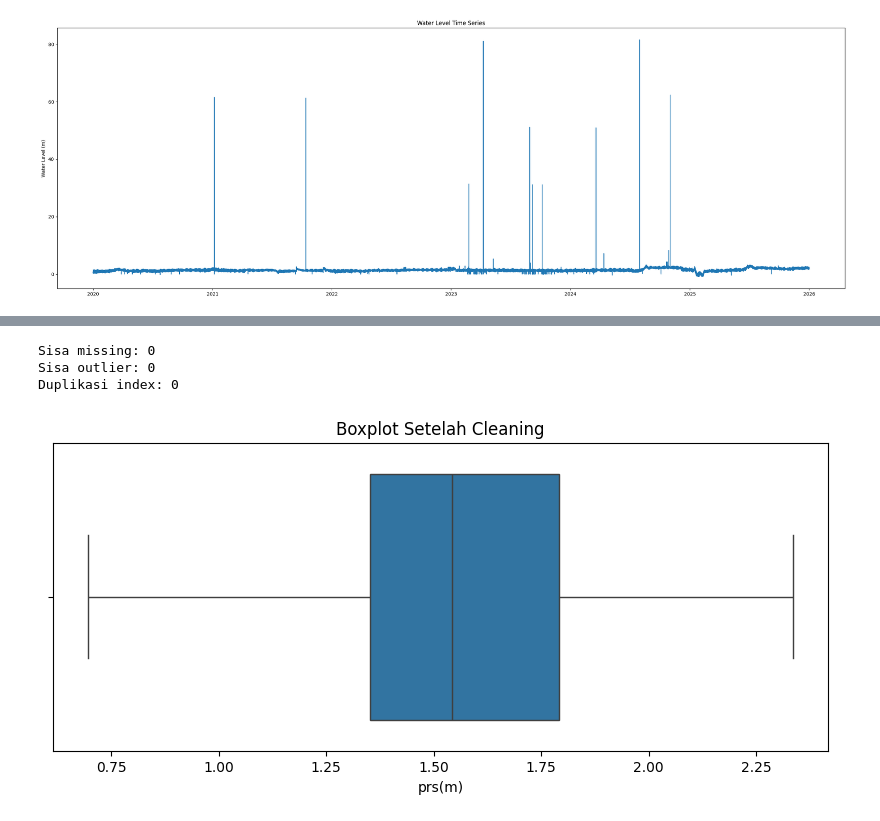
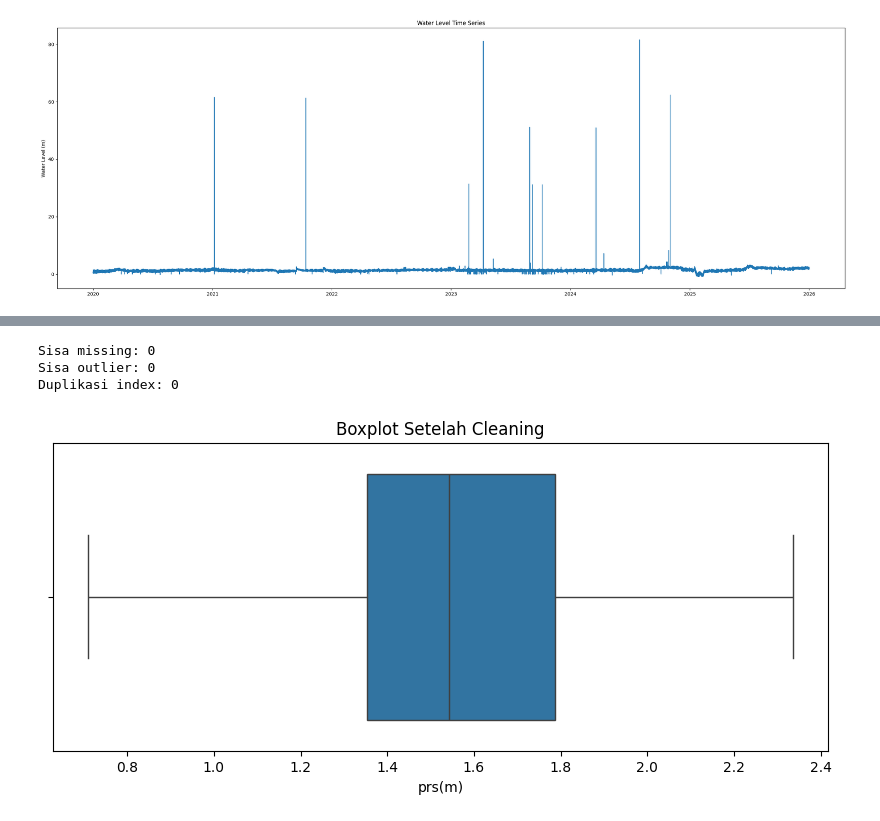
Before and after one commit to AaronBogry/lstm-faizin, a Jupyter notebook: Trial_3.ipynb, the cells around one changed output, grey strips where cells are left out. Drawn from its saved outputs; the diff is of its cells as text; code cells hidden in the pictures.

```diff
--- a/Trial_3.ipynb
+++ b/Trial_3.ipynb
@@ -129,32 +130,27 @@ Jumlah outlier: 82
 # %%
 df = df[~df.index.duplicated(keep='first')]
 
-df.loc[
-    (df['prs(m)'] < bb) | (df['prs(m)'] > ba),
-    'prs(m)'
-] = np.nan
+df = df.resample('6h').max()
 
-df['prs(m)'] = df['prs(m)'].bfill()
-df['prs(m)'] = df['prs(m)'].ffill()
+df.loc[(df['prs(m)'] < bb) | (df['prs(m)'] > ba), 'prs(m)'] = np.nan
 
 df['prs(m)'] = df['prs(m)'].interpolate(method='time')
+df['prs(m)'] = df['prs(m)'].bfill().ffill()
+
 
 print("Sisa missing:", df['prs(m)'].isnull().sum())
 print("Sisa outlier:", ((df['prs(m)'] < bb) | (df['prs(m)'] > ba)).sum())
 print("Duplikasi index:", df.index.duplicated().sum())
 
-df = df.resample('6h').max()
-
-
 plt.figure(figsize=(10,4))
 sns.boxplot(x=df['prs(m)'])
 plt.title("Boxplot Setelah Cleaning")
 plt.show()
 # %% [output]
 Sisa missing: 0
 Sisa outlier: 0
 Duplikasi index: 0
-[figure, old version]
+[figure, new version]
 # %%
 df.to_csv('data6h.csv')
 # %%
```
Also changed, not shown: parts of 16 cells of this notebook, 2 other files.
